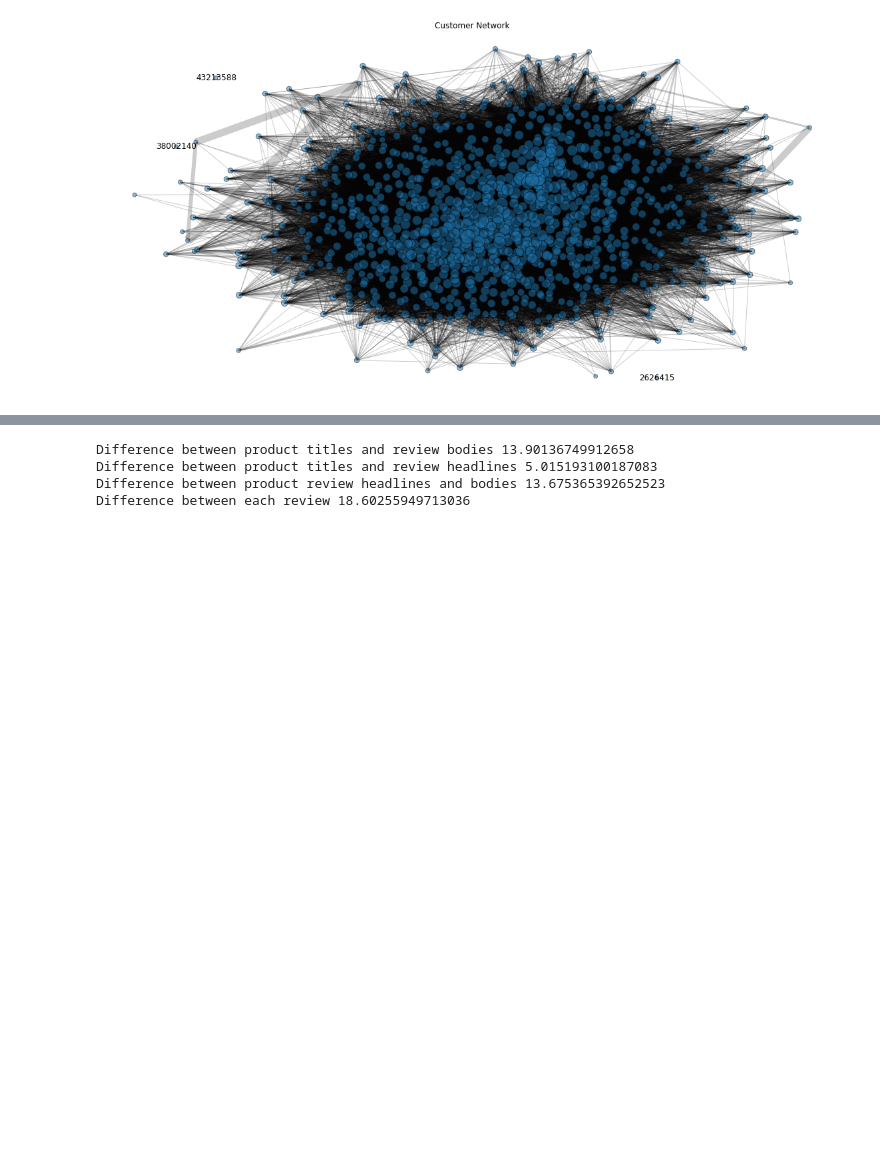
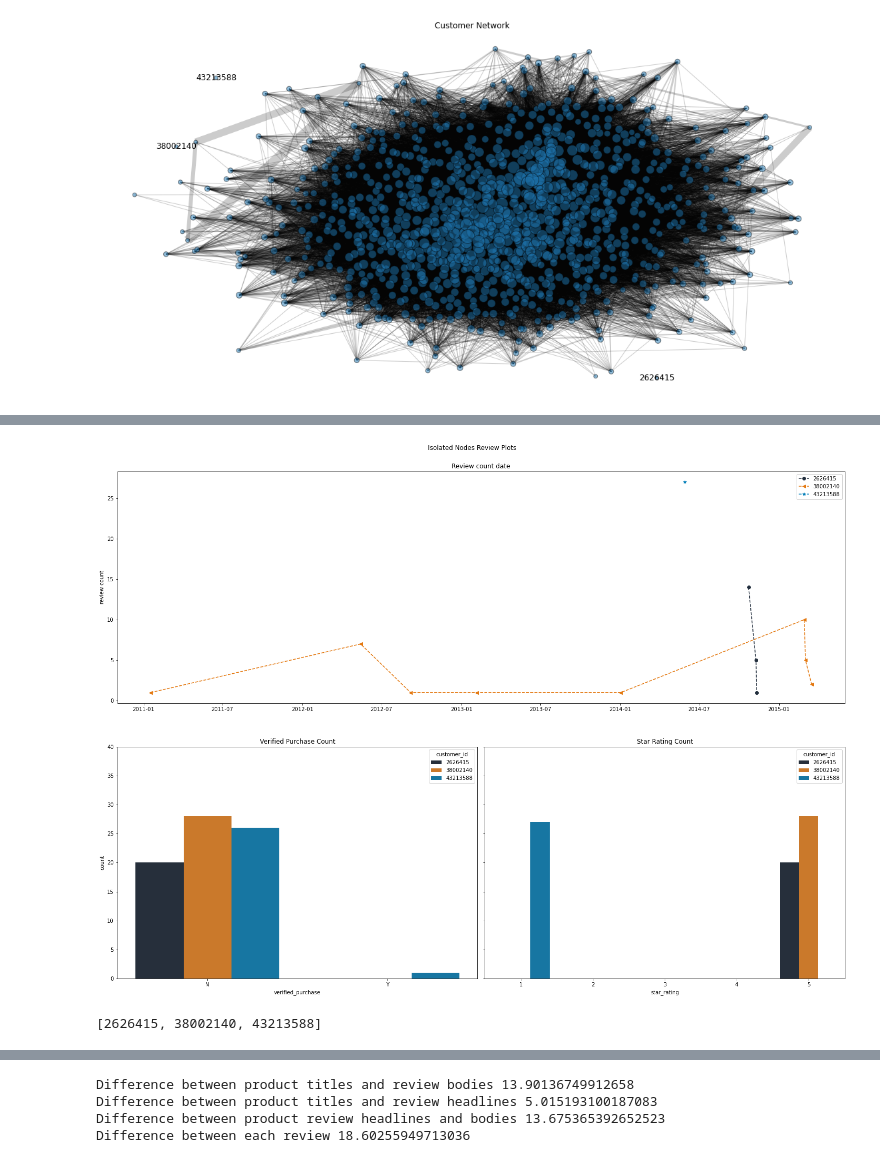
Before and after one commit to abeljoshua20/Amazon-Customer-Review-Network-Analysis, a Jupyter notebook: Final Project.ipynb, the cells around one changed output, grey strips where cells are left out. Cells and saved outputs as stored; diff of their text form; code cells hidden in the pictures; blank space fills up the shorter version.

Commit message:
Add least and most degree nodes investigation

```diff
--- a/Final Project.ipynb
+++ b/Final Project.ipynb
@@ -562,0 +569,46 @@ plt.show()
+# %%
+fig = plt.figure(figsize=(20, 15))
+
+gs = GridSpec(2, 2)
+ax0 = fig.add_subplot(gs[0, :])
+
+for customer, style in zip(isolates, ['o--', '<--', '*--']):
+    df_ts = df.loc[df.customer_id == customer,
+                   ['product_id', 'review_date',
+                    'verified_purchase', ]]
+    df_ts.review_date = pd.to_datetime(df_ts.review_date)
+    ts = df_ts.groupby('review_date')['product_id'].apply(len)
+
+    ax0.plot(ts, style)
+    ax0.set_ylabel('review count')
+
+ax0.legend(isolates)
+ax0.set_title('Review count date')
+
+ax1 = fig.add_subplot(gs[1, 0])
+ax1.set_title('Verified Purchase Count')
+sns.countplot(x='verified_purchase',
+              data=df.loc[df.customer_id.isin(isolates)],
+              hue='customer_id',
+              ax=ax1
+              )
+ax1.set_ylim((0, 40))
+
+ax2 = fig.add_subplot(gs[1, 1])
+ax2.set_title('Star Rating Count')
+sns.countplot(x='star_rating',
+              data=df.loc[df.customer_id.isin(isolates)],
+              hue='customer_id',
+              order=[1, 2, 3, 4, 5],
+              ax=ax2)
+ax2.set_ylim((0, 40))
+ax2.set_ylabel('')
+ax2.set_yticklabels([])
+plt.suptitle('Isolated Nodes Review Plots')
+plt.tight_layout(h_pad=5, rect=[0, 0, 1, 0.98])
+# %% [output]
+[figure, added]
+# %%
+isolates
+# %% [output]
+[2626415, 38002140, 43213588]
```
Also changed, not shown: parts of 40 cells of this notebook.
